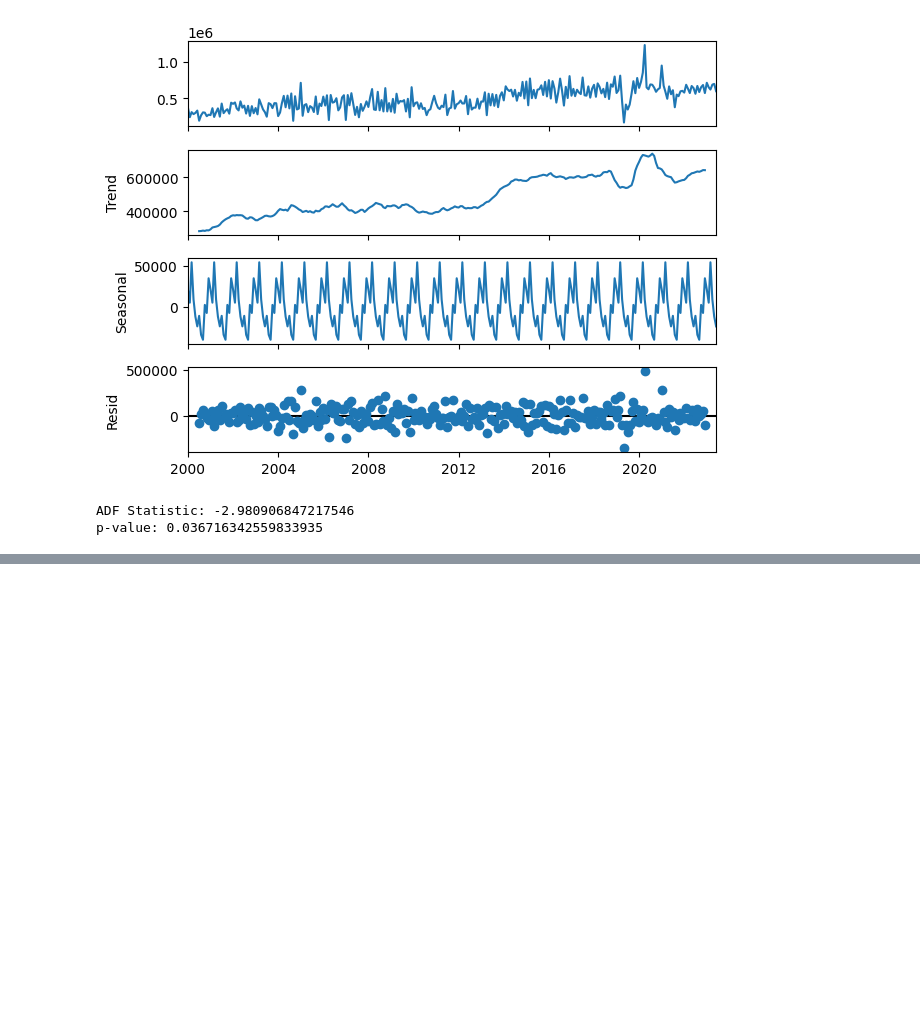
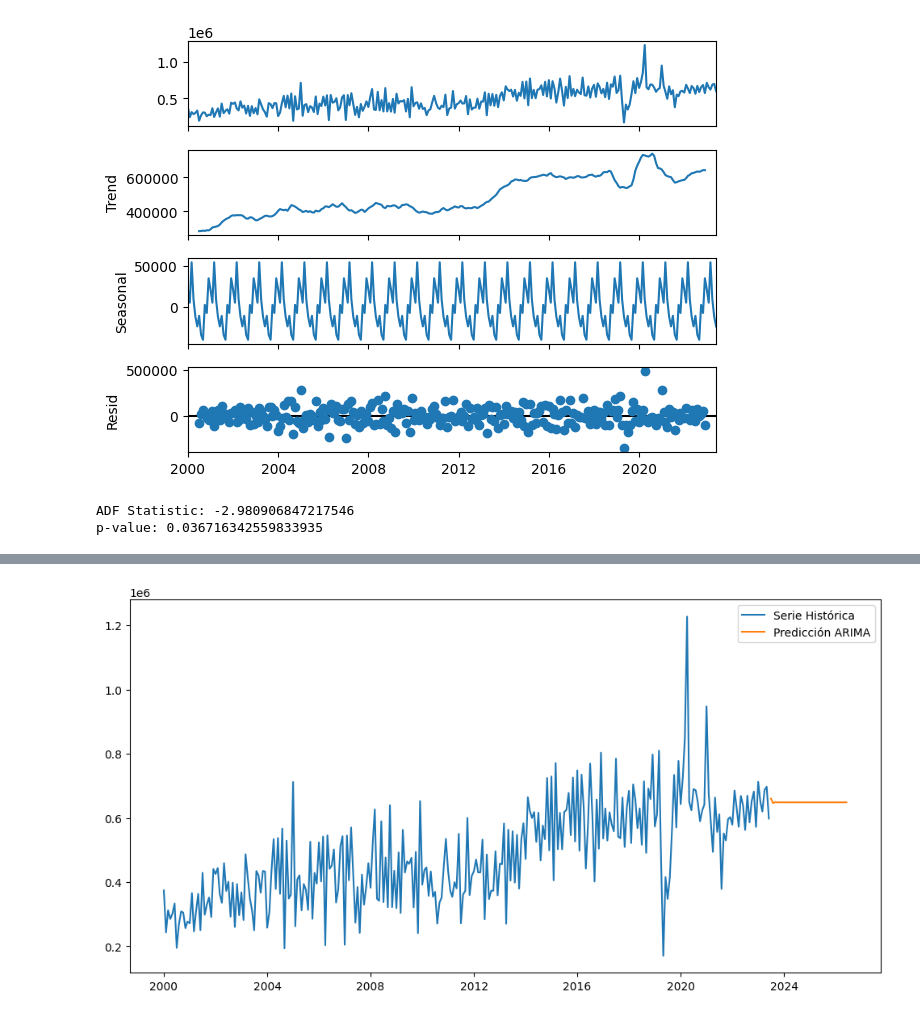
Before and after one commit to auyjos/Lab2DS, a Jupyter notebook: lab2.ipynb, the cells around one changed output, grey strips where cells are left out. Drawn from its saved outputs; the diff is of its cells as text; code cells hidden in the pictures; blank space fills up the shorter version.

```diff
--- a/lab2.ipynb
+++ b/lab2.ipynb
@@ -493,0 +517,12 @@ Warnings:
+# %%
+# Predicciones con ARIMA para Gasolina Superior
+predictions = model_arima_fit.get_forecast(steps=36)
+predicted_values = predictions.predicted_mean
+
+plt.figure(figsize=(12, 6))
+plt.plot(ts_gasolina_super, label='Serie Histórica')
+plt.plot(predicted_values, label='Predicción ARIMA')
+plt.legend()
+plt.show()
+# %% [output]
+[figure, added]
```
Also changed, not shown: parts of 7 cells of this notebook.
